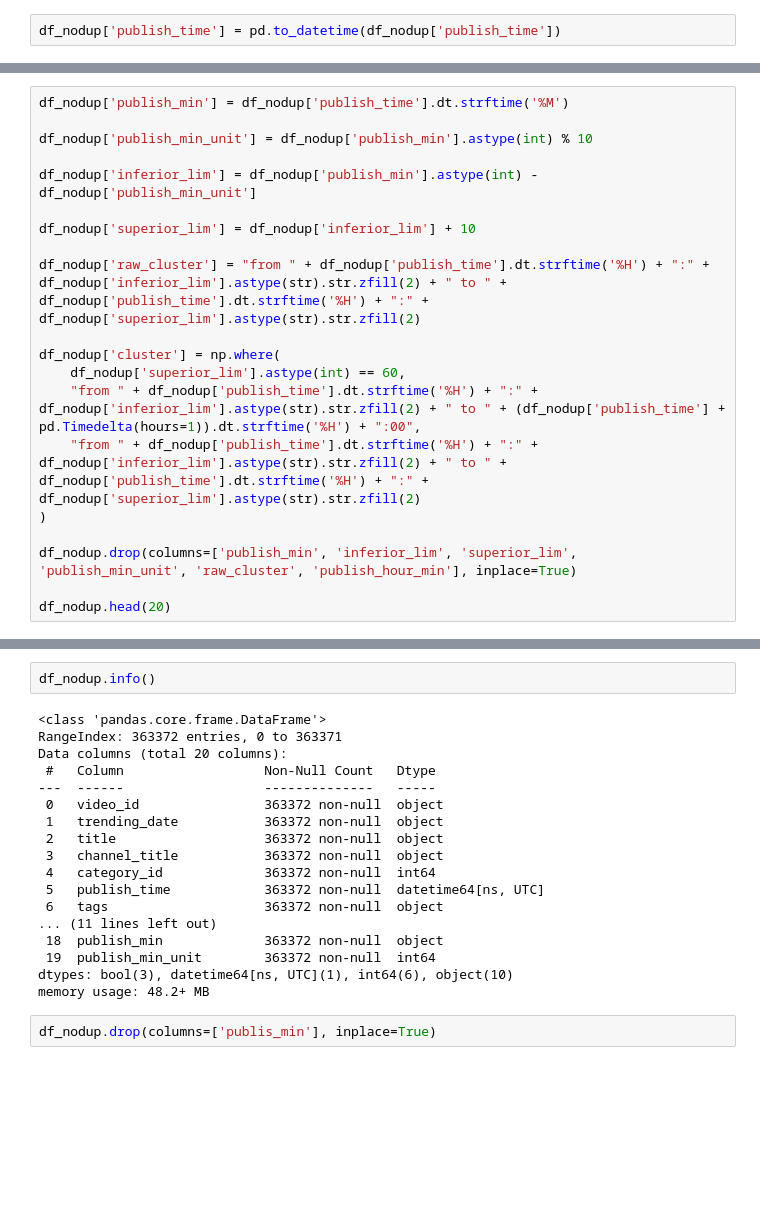
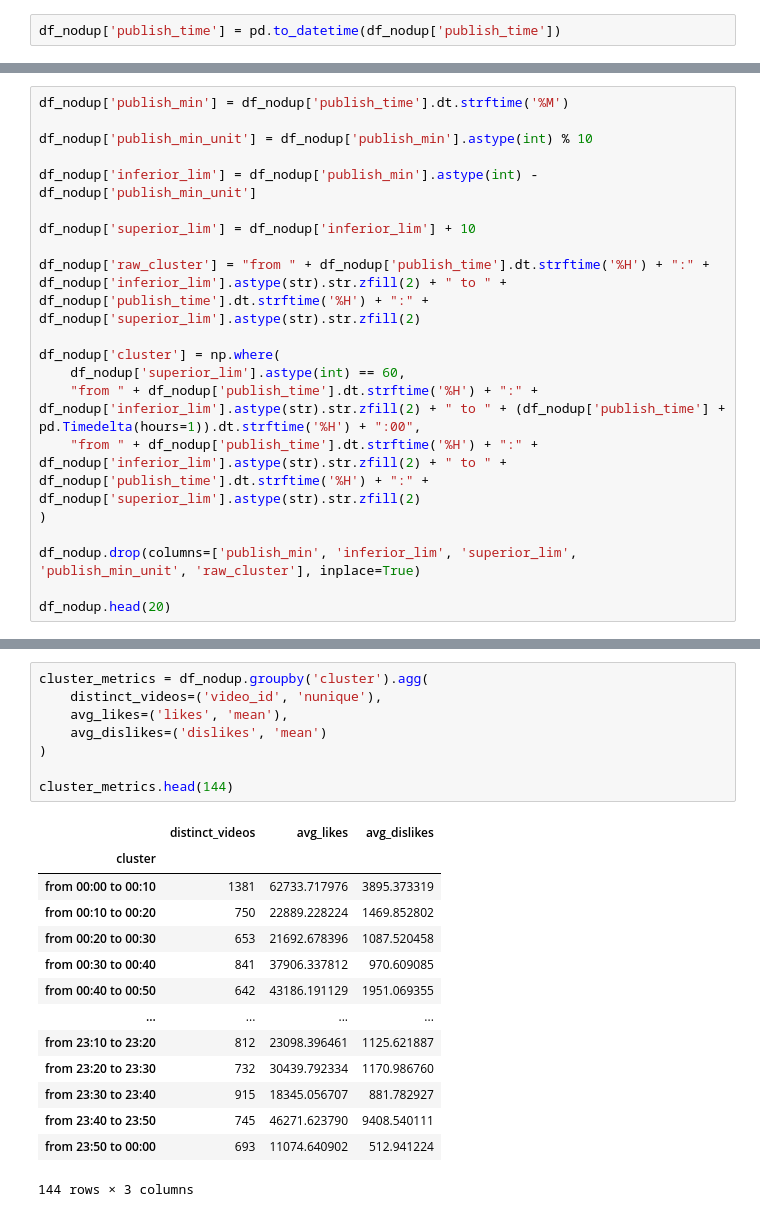
Before and after one commit to MarcoAsturi/CS_project, a Jupyter notebook: analysis.ipynb, the cells around one changed output, grey strips where cells are left out. Saved outputs shown, nothing was run; the diff lists cells and outputs as text; blank space fills up the shorter version.

```diff
--- a/analysis.ipynb
+++ b/analysis.ipynb
@@ -451,7 +451,7 @@ df_nodup['cluster'] = np.where(
     "from " + df_nodup['publish_time'].dt.strftime('%H') + ":" + df_nodup['inferior_lim'].astype(str).str.zfill(2) + " to " + df_nodup['publish_time'].dt.strftime('%H') + ":" + df_nodup['superior_lim'].astype(str).str.zfill(2)
 )
 
-df_nodup.drop(columns=['publish_min', 'inferior_lim', 'superior_lim', 'publish_min_unit', 'raw_cluster', 'publish_hour_min'], inplace=True)
+df_nodup.drop(columns=['publish_min', 'inferior_lim', 'superior_lim', 'publish_min_unit', 'raw_cluster'], inplace=True)
 
 df_nodup.head(20)
 # %% [output]
@@ -472,25 +472,26 @@ df_nodup.head(20)
 | 17 | 8NHA23f7LvU | 17.14.11 | Jason Momoa Wows Hugh Grant With ... | The Graham Norton Show | 24 | 2017-11-10 19:06:23+00:00 | Graham Norton|"Graham Norton Show... | 1496225 | 16116 | ... |
 | 18 | fy-CuCzaPp8 | 17.14.11 | Rooster Teeth Animated Adventures... | Rooster Teeth | 1 | 2017-11-13 14:00:03+00:00 | Rooster Teeth|"RT"|"animation"|"t... | 308568 | 19541 | ... |
 | 19 | kzwfHumJyYc | 17.14.11 | Sharry Mann: Cute Munda ( Song Te... | Lokdhun Punjabi | 1 | 2017-11-12 12:20:39+00:00 | sharry mann|"sharry mann new song... | 1096327 | 33966 | ... |
-# %%
-df_nodup.info()
-# %% [output]
-<class 'pandas.core.frame.DataFrame'>
-RangeIndex: 363372 entries, 0 to 363371
-Data columns (total 20 columns):
- #   Column                  Non-Null Count   Dtype
----  ------                  --------------   -----
- 0   video_id                363372 non-null  object
- 1   trending_date           363372 non-null  object
- 2   title                   363372 non-null  object
- 3   channel_title           363372 non-null  object
- 4   category_id             363372 non-null  int64
- 5   publish_time            363372 non-null  datetime64[ns, UTC]
- 6   tags                    363372 non-null  object
-... (11 lines left out)
- 18  publish_min             363372 non-null  object
- 19  publish_min_unit        363372 non-null  int64
-dtypes: bool(3), datetime64[ns, UTC](1), int64(6), object(10)
-memory usage: 48.2+ MB
-# %%
-df_nodup.drop(columns=['publis_min'], inplace=True)
+# %%
+cluster_metrics = df_nodup.groupby('cluster').agg(
+    distinct_videos=('video_id', 'nunique'),
+    avg_likes=('likes', 'mean'),
+    avg_dislikes=('dislikes', 'mean')
+)
+
+cluster_metrics.head(144)
+# %% [output]
+|  | distinct_videos | avg_likes | avg_dislikes |
+| cluster |  |  |  |
+| from 00:00 to 00:10 | 1381 | 62733.717976 | 3895.373319 |
+| from 00:10 to 00:20 | 750 | 22889.228224 | 1469.852802 |
+| from 00:20 to 00:30 | 653 | 21692.678396 | 1087.520458 |
+| from 00:30 to 00:40 | 841 | 37906.337812 | 970.609085 |
+| from 00:40 to 00:50 | 642 | 43186.191129 | 1951.069355 |
+| ... | ... | ... | ... |
+| from 23:10 to 23:20 | 812 | 23098.396461 | 1125.621887 |
+| from 23:20 to 23:30 | 732 | 30439.792334 | 1170.986760 |
+| from 23:30 to 23:40 | 915 | 18345.056707 | 881.782927 |
+| from 23:40 to 23:50 | 745 | 46271.623790 | 9408.540111 |
+| from 23:50 to 00:00 | 693 | 11074.640902 | 512.941224 |
+144 rows × 3 columns
```
